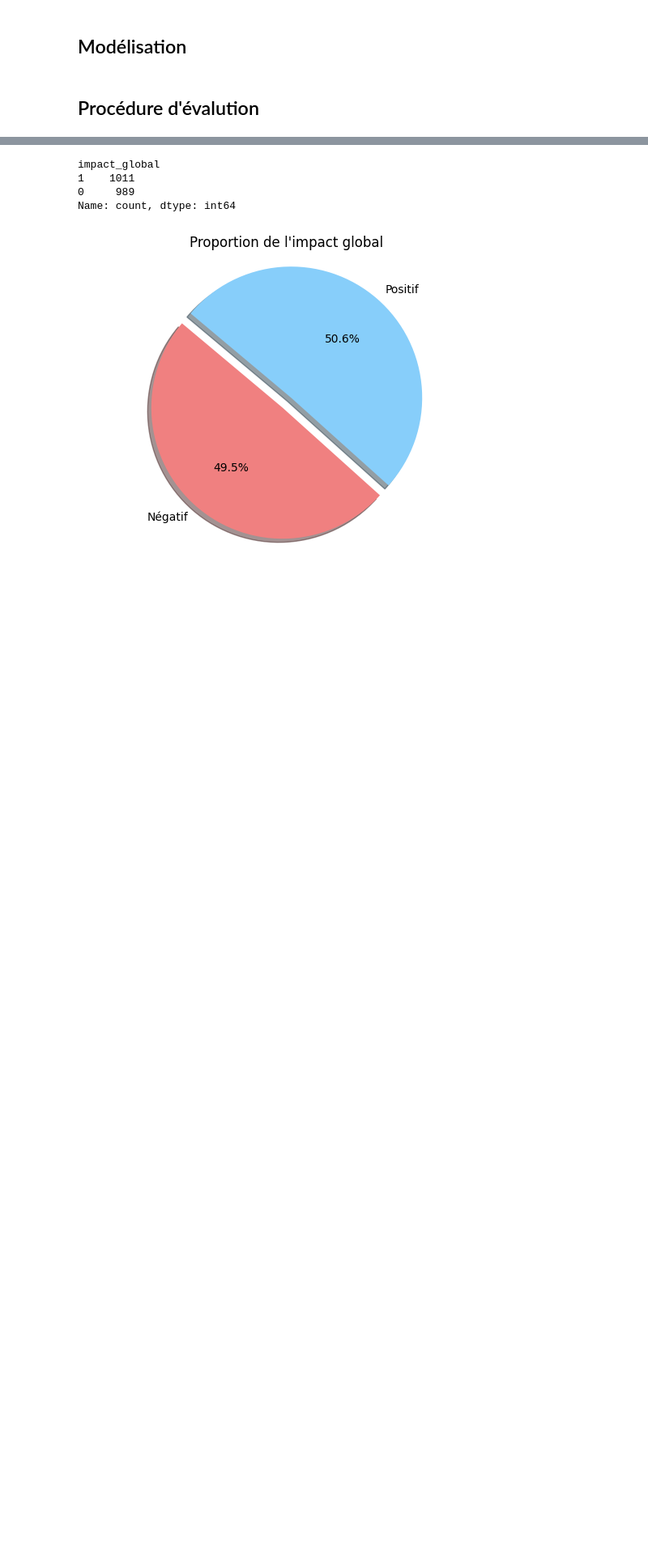
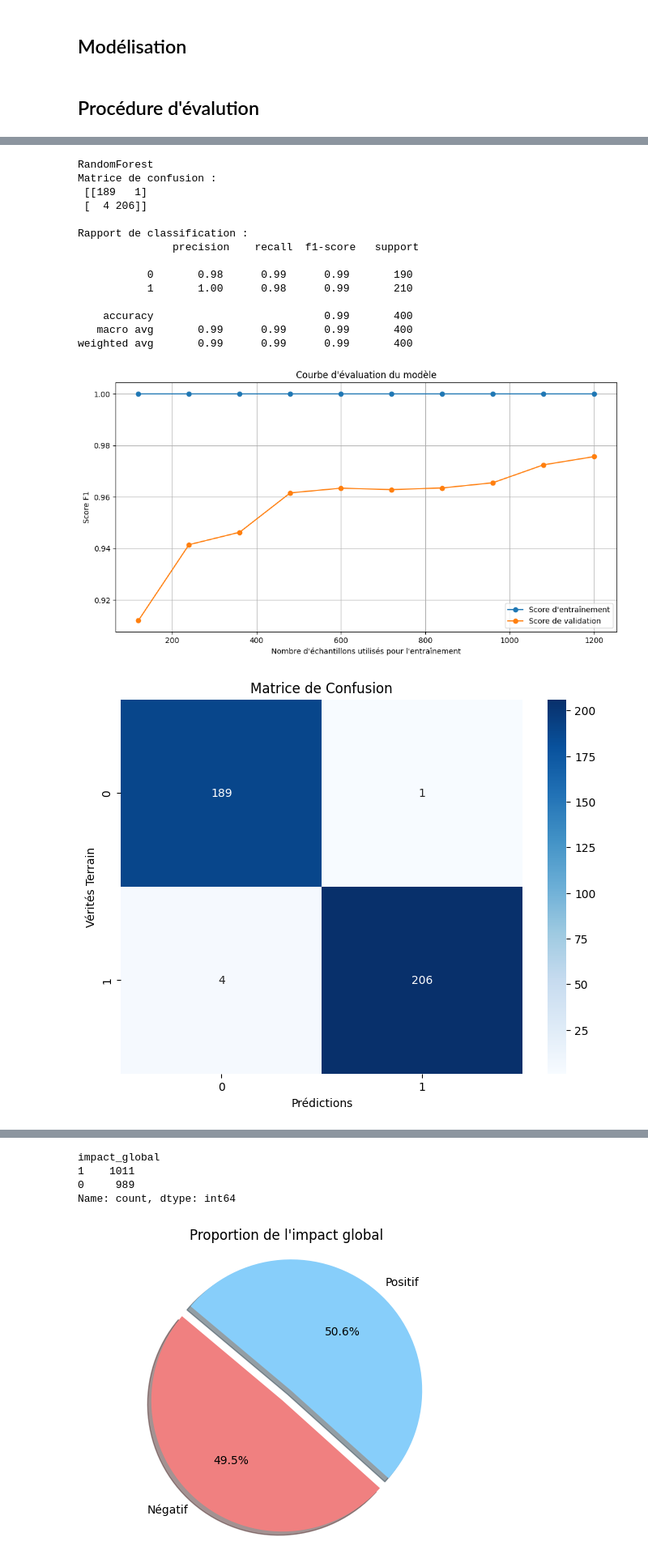
Before and after one commit to SRomeo-dev/Connexion-IESR, a Jupyter notebook: Model global.ipynb, the cells around one changed output, grey strips where cells are left out. Shown at 81% size. Saved outputs shown, nothing was run; the diff lists cells and outputs as text; code cells hidden in the pictures; blank space fills up the shorter version.

```diff
--- a/Model global.ipynb
+++ b/Model global.ipynb
@@ -308,0 +299,39 @@ Moyenne des notes après: 10.308385188310417
+# %%
+preprocessor = make_pipeline(PolynomialFeatures(2, include_bias=False), SelectKBest(f_classif, k=10))
+# %%
+RandomForest = make_pipeline(preprocessor, RandomForestClassifier(random_state=0))
+AdaBoost = make_pipeline(preprocessor, AdaBoostClassifier(random_state=0))
+SVM = make_pipeline(preprocessor, StandardScaler(), SVC(random_state=0))
+KNN = make_pipeline(preprocessor, StandardScaler(), KNeighborsClassifier())
+DecisionTree = make_pipeline(preprocessor, DecisionTreeClassifier(random_state=0))
+LinearReg = LinearRegression()
+NeuralNetwork = make_pipeline(preprocessor, StandardScaler(), MLPClassifier(random_state=0, max_iter=100))
+LogisticReg = LogisticRegression()
+# %%
+dict_of_models = {
+    'RandomForest': RandomForest,
+    'AdaBoost': AdaBoost,
+    'SVM': SVM,
+    'KNN': KNN,
+}
+# %%
+for name, model in dict_of_models.items():
+    print(name)
+    evaluation(model)
+# %% [output]
+RandomForest
+Matrice de confusion :
+ [[189   1]
+ [  4 206]]
+
+Rapport de classification :
+               precision    recall  f1-score   support
+
+           0       0.98      0.99      0.99       190
+           1       1.00      0.98      0.99       210
+
+    accuracy                           0.99       400
+   macro avg       0.99      0.99      0.99       400
+weighted avg       0.99      0.99      0.99       400
+[figure, added]
+[figure, added]
```
Also changed, not shown: parts of 19 cells of this notebook.
